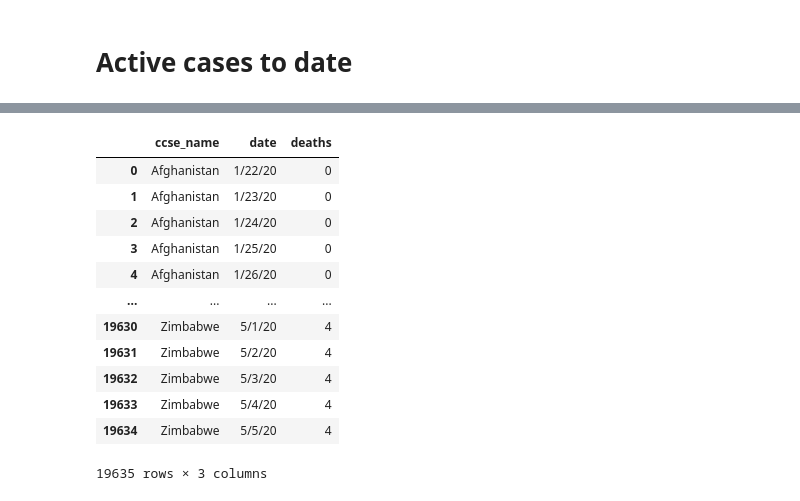
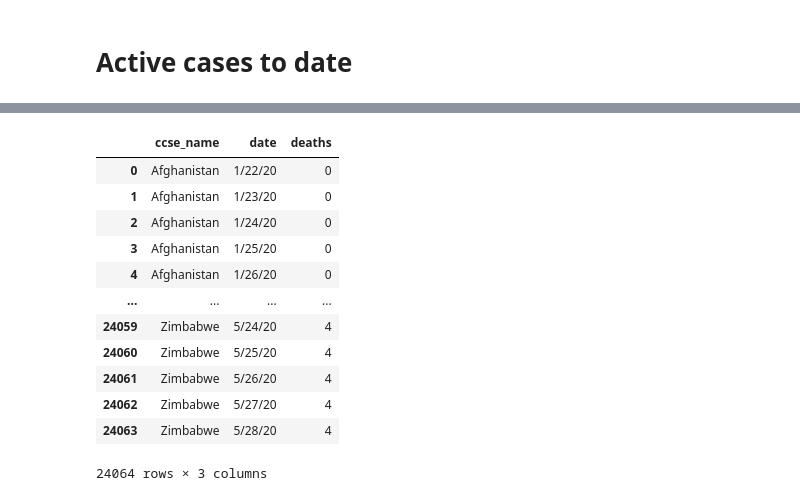
Before and after one commit to BerAnton/covid-19-pandemy, a Jupyter notebook: Most active cases to date.ipynb, the cells around one changed output, grey strips where cells are left out. Drawn from its saved outputs; the diff is of its cells as text; code cells hidden in the pictures.

```diff
--- a/Most active cases to date.ipynb
+++ b/Most active cases to date.ipynb
@@ -43,21 +66,24 @@ data_confirmed
 # %%
+"""Same for deaths data"""
+
+
 data_deaths = data_deaths.groupby('Country/Region').sum()
 data_deaths.drop(['Lat', 'Long'], axis='columns', inplace=True)
 data_deaths = data_deaths.iloc[:,:].stack().reset_index()
 data_deaths.columns = ['ccse_name', 'date', 'deaths']
 data_deaths
 # %% [output]
 |  | ccse_name | date | deaths |
 | 0 | Afghanistan | 1/22/20 | 0 |
 | 1 | Afghanistan | 1/23/20 | 0 |
 | 2 | Afghanistan | 1/24/20 | 0 |
 | 3 | Afghanistan | 1/25/20 | 0 |
 | 4 | Afghanistan | 1/26/20 | 0 |
 | ... | ... | ... | ... |
-| 19630 | Zimbabwe | 5/1/20 | 4 |
-| 19631 | Zimbabwe | 5/2/20 | 4 |
-| 19632 | Zimbabwe | 5/3/20 | 4 |
-| 19633 | Zimbabwe | 5/4/20 | 4 |
-| 19634 | Zimbabwe | 5/5/20 | 4 |
+| 24059 | Zimbabwe | 5/24/20 | 4 |
+| 24060 | Zimbabwe | 5/25/20 | 4 |
+| 24061 | Zimbabwe | 5/26/20 | 4 |
+| 24062 | Zimbabwe | 5/27/20 | 4 |
+| 24063 | Zimbabwe | 5/28/20 | 4 |
-19635 rows × 3 columns
+24064 rows × 3 columns
 # %%
```
Also changed, not shown: parts of 12 cells of this notebook, 2 other files.
